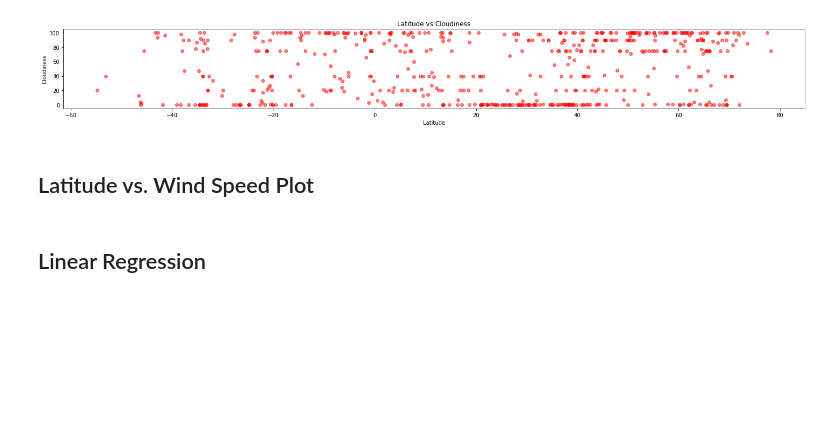
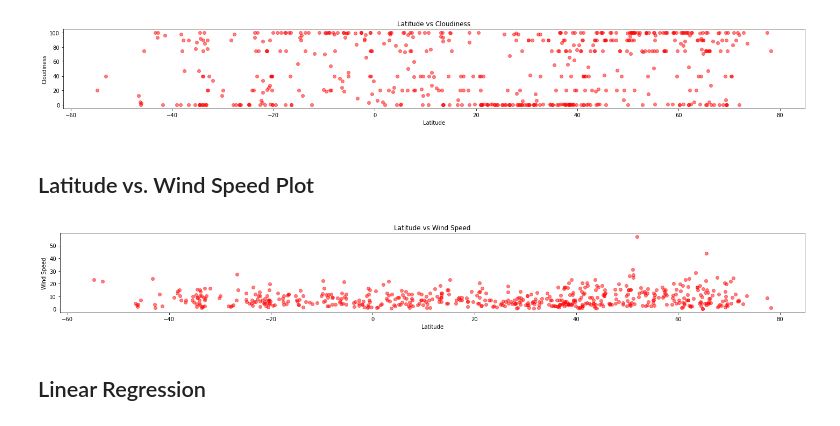
Before and after one commit to AgapeofIcarus/python_apis_challenge, a Jupyter notebook: WeatherPy/WeatherPy.ipynb, the cells around one changed output. Saved outputs shown, nothing was run; the diff lists cells and outputs as text; code cells hidden in the pictures; blank space fills up the shorter version.

Commit message:
created scatterplot
Created and exported scatterplot for lat vs wind speed.

```diff
--- a/WeatherPy/WeatherPy.ipynb
+++ b/WeatherPy/WeatherPy.ipynb
@@ -201,6 +201,21 @@ plt.show()
 [figure]
 # %% [markdown]
 ## Latitude vs. Wind Speed Plot
+# %%
+# Set maximum x value
+x_limit = 80
+plt.figure(figsize=(20,3))
+plt.scatter(weather_data["Lat"], weather_data["Wind"], color='r', alpha=0.5)
+
+#Add title and labels
+plt.title("Latitude vs Wind Speed")
+plt.xlabel("Latitude")
+plt.ylabel("Wind Speed")
+plt.tight_layout()
+plt.savefig("../Output/lat_vs_wind.png")
+plt.show()
+# %% [output]
+[figure, added]
 # %% [markdown]
 ## Linear Regression
 # %% [markdown]
```
Also changed, not shown: 1 other file.
